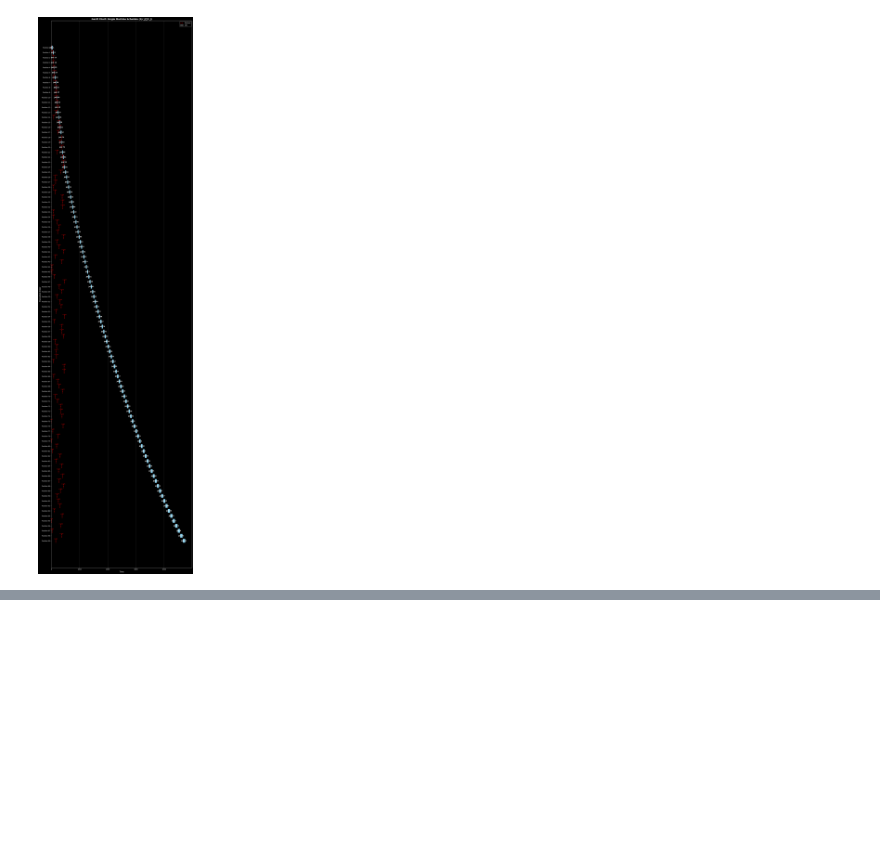
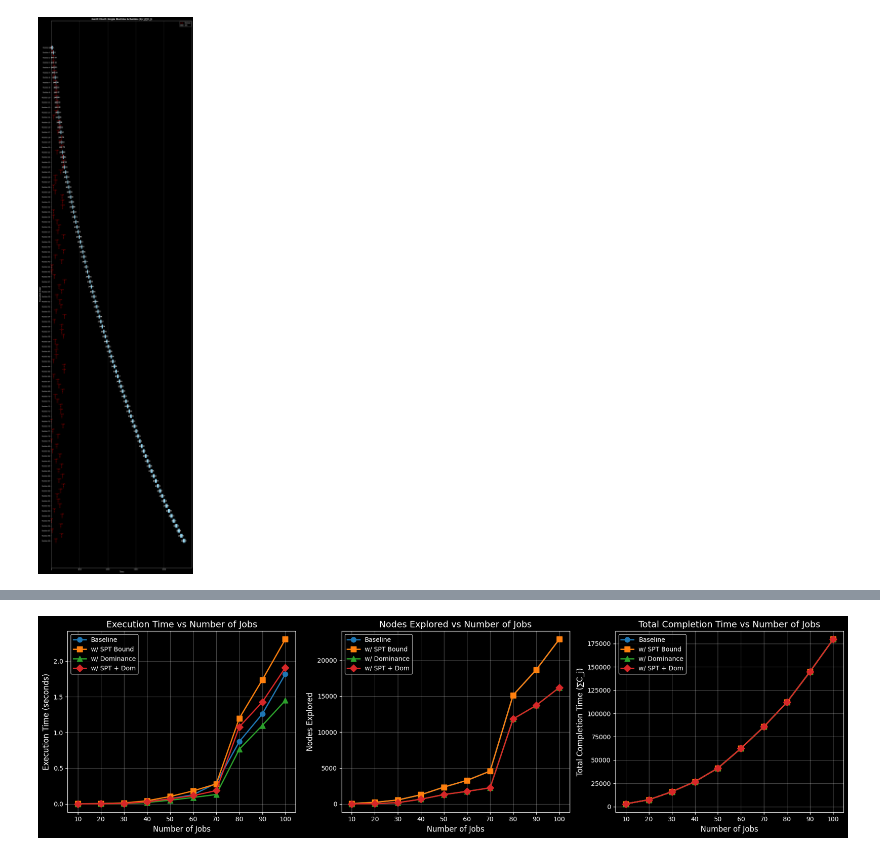
Before and after one commit to whats2000/Algorithm, a Jupyter notebook: exact/branch_and_bound/scheduling.ipynb, the cells around one changed output, grey strips where cells are left out. Drawn from its saved outputs; the diff is of its cells as text; code cells hidden in the pictures; blank space fills up the shorter version.

Commit message:
Add: Add more compare in change of branch and bound

```diff
--- a/exact/branch_and_bound/scheduling.ipynb
+++ b/exact/branch_and_bound/scheduling.ipynb
@@ -217,0 +733,67 @@ plot_gantt(best_seq, processing_times, release_dates)
+# %%
+# =============================================================================
+# Plot Results: Execution Time, Nodes Explored, Total Completion Time
+# =============================================================================
+
+fig, axes = plt.subplots(1, 3, figsize=(18, 5))
+
+colors = ['#1f77b4', '#ff7f0e', '#2ca02c', '#d62728']
+markers = ['o', 's', '^', 'D']
+
+# Plot 1: Execution Time
+ax1 = axes[0]
+for idx, (name, data) in enumerate(results.items()):
+    ax1.plot(job_sizes, data['time'], marker=markers[idx], color=colors[idx],
+             label=name, linewidth=2, markersize=8)
+ax1.set_xlabel('Number of Jobs', fontsize=12)
+ax1.set_ylabel('Execution Time (seconds)', fontsize=12)
+ax1.set_title('Execution Time vs Number of Jobs', fontsize=14)
+ax1.legend(loc='upper left')
+ax1.grid(True, alpha=0.3)
+ax1.set_xticks(job_sizes)
+
+# Plot 2: Nodes Explored
+ax2 = axes[1]
+for idx, (name, data) in enumerate(results.items()):
+    ax2.plot(job_sizes, data['nodes'], marker=markers[idx], color=colors[idx],
+             label=name, linewidth=2, markersize=8)
+ax2.set_xlabel('Number of Jobs', fontsize=12)
+ax2.set_ylabel('Nodes Explored', fontsize=12)
+ax2.set_title('Nodes Explored vs Number of Jobs', fontsize=14)
+ax2.legend(loc='upper left')
+ax2.grid(True, alpha=0.3)
+ax2.set_xticks(job_sizes)
+
+# Plot 3: Total Completion Time (should be same for all - verification)
+ax3 = axes[2]
+for idx, (name, data) in enumerate(results.items()):
+    ax3.plot(job_sizes, data['total_completion'], marker=markers[idx], color=colors[idx],
+             label=name, linewidth=2, markersize=8)
+ax3.set_xlabel('Number of Jobs', fontsize=12)
+ax3.set_ylabel('Total Completion Time (∑C_j)', fontsize=12)
+ax3.set_title('Total Completion Time vs Number of Jobs', fontsize=14)
+ax3.legend(loc='upper left')
+ax3.grid(True, alpha=0.3)
+ax3.set_xticks(job_sizes)
+
+plt.tight_layout()
+plt.show()
+
+# Print summary table
+print("\n" + "=" * 120)
+print("Summary Table: Improvement over Baseline")
+print("=" * 120)
+print(f"{'Jobs':>6} | {'Baseline Time':>14} | {'SPT Time':>14} | {'Dom Time':>14} | {'SPT+Dom Time':>14} | {'Best Speedup':>12}")
+print("-" * 120)
+
+for i, n in enumerate(job_sizes):
+    baseline_time = results['Baseline']['time'][i]
+    spt_time = results['w/ SPT Bound']['time'][i]
+    dom_time = results['w/ Dominance']['time'][i]
+    both_time = results['w/ SPT + Dom']['time'][i]
+    best_time = min(spt_time, dom_time, both_time)
+    speedup = baseline_time / best_time if best_time > 0 else float('inf')
+
+    print(f"{n:>6} | {baseline_time:>13.4f}s | {spt_time:>13.4f}s | {dom_time:>13.4f}s | {both_time:>13.4f}s | {speedup:>11.2f}x")
+# %% [output]
+[figure, added]
```
Also changed, not shown: parts of 4 cells of this notebook.
